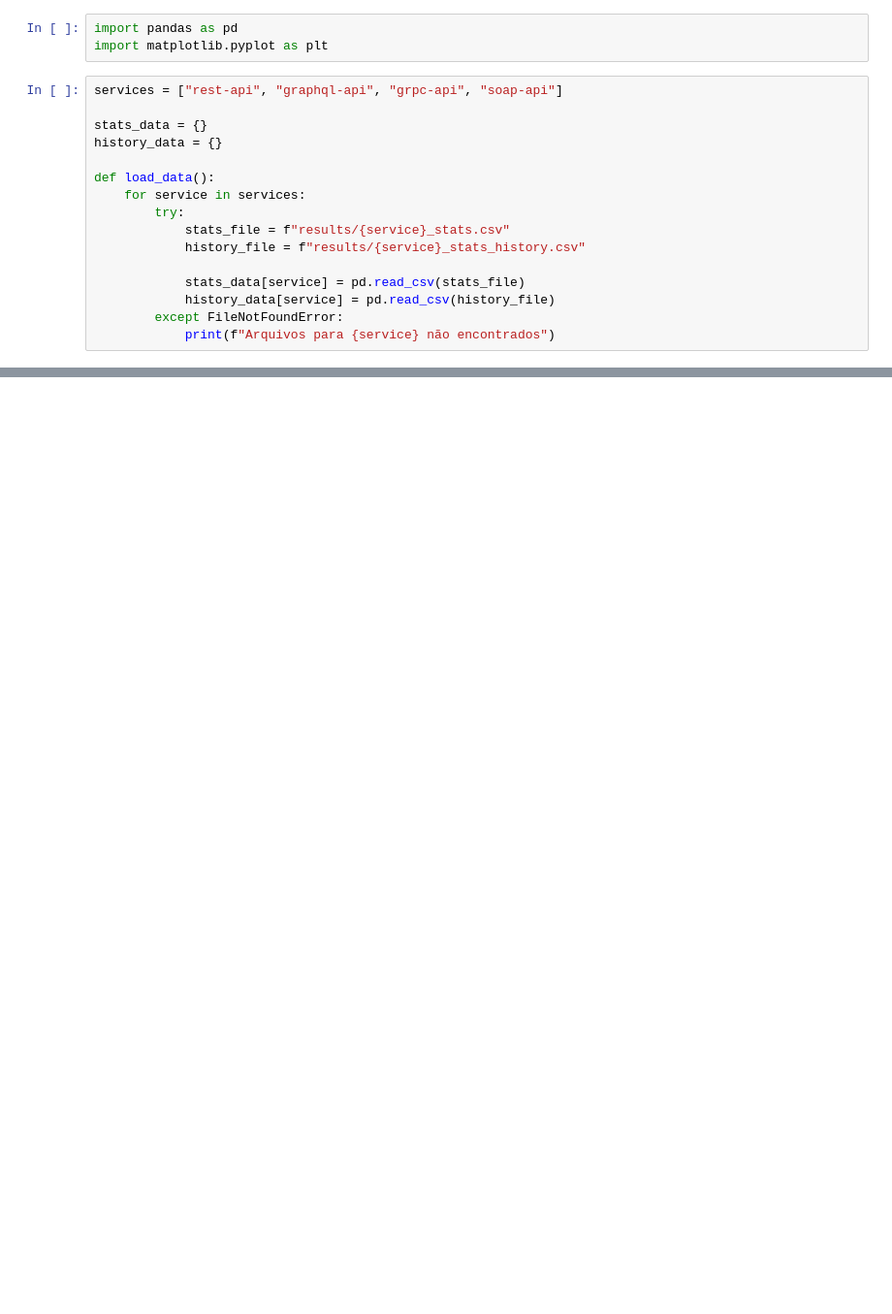
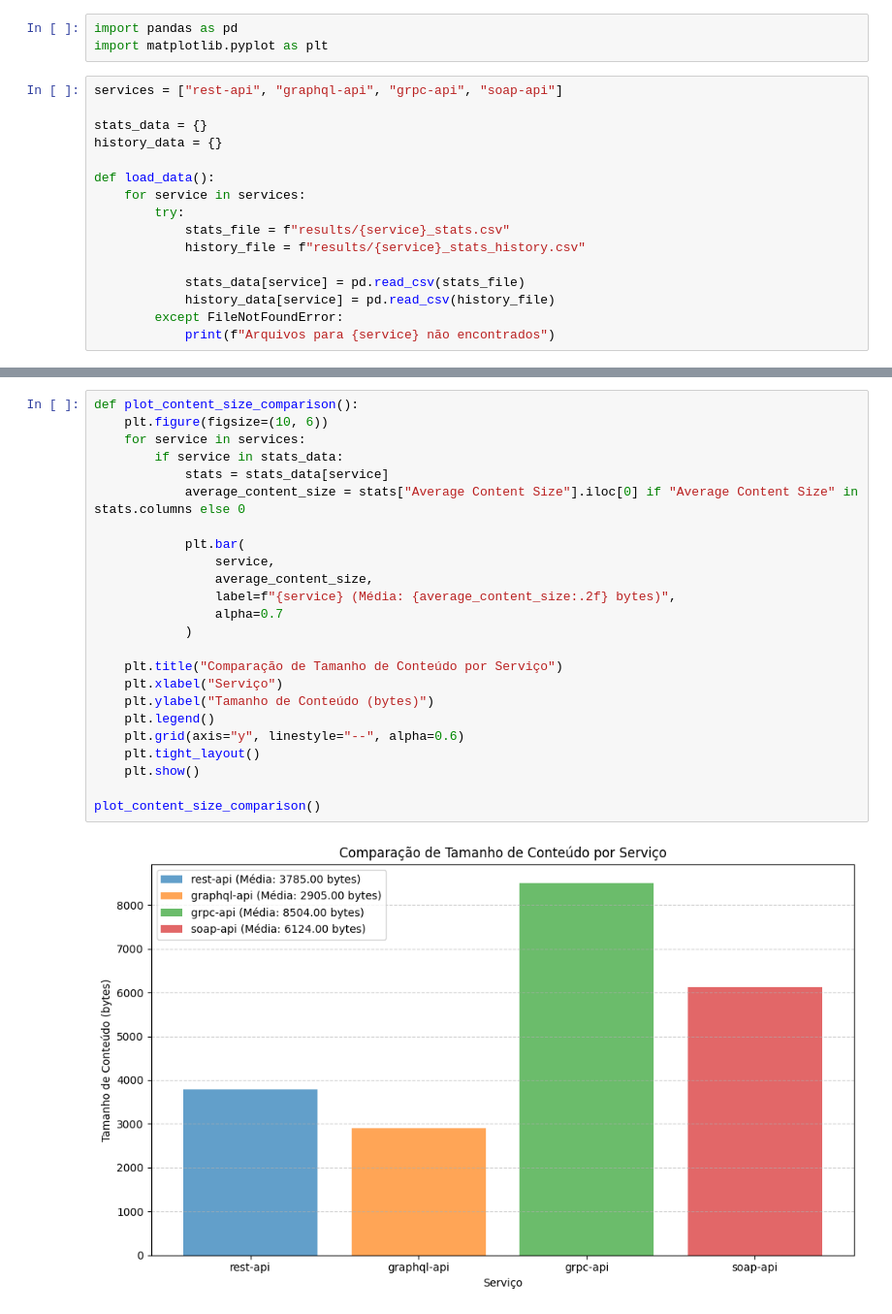
Before and after one commit to pedrxlz/tecnologias-de-invocacao-remota, a Jupyter notebook: resultados.ipynb, the cells around one changed output, grey strips where cells are left out. Shown: that part at 97% size. Saved outputs shown, nothing was run; the diff lists cells and outputs as text; blank space fills up the shorter version.

```diff
--- a/resultados.ipynb
+++ b/resultados.ipynb
@@ -48,0 +49,26 @@ plot_comparison()
+# %%
+def plot_content_size_comparison():
+    plt.figure(figsize=(10, 6))
+    for service in services:
+        if service in stats_data:
+            stats = stats_data[service]
+            average_content_size = stats["Average Content Size"].iloc[0] if "Average Content Size" in stats.columns else 0
+
+            plt.bar(
+                service,
+                average_content_size,
+                label=f"{service} (Média: {average_content_size:.2f} bytes)",
+                alpha=0.7
+            )
+
+    plt.title("Comparação de Tamanho de Conteúdo por Serviço")
+    plt.xlabel("Serviço")
+    plt.ylabel("Tamanho de Conteúdo (bytes)")
+    plt.legend()
+    plt.grid(axis="y", linestyle="--", alpha=0.6)
+    plt.tight_layout()
+    plt.show()
+
+plot_content_size_comparison()
+# %% [output]
+[figure, added]
```
Also changed, not shown: parts of 1 cell of this notebook, 11 other files.
